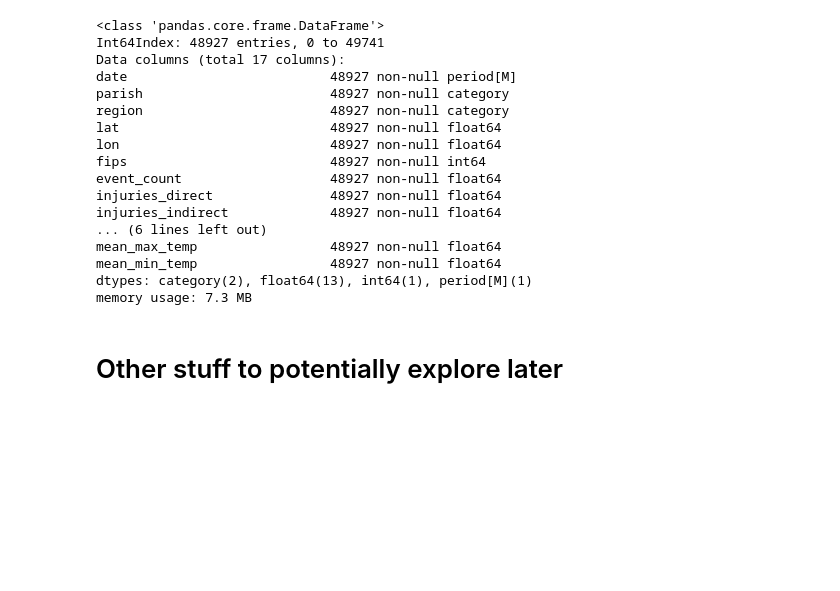
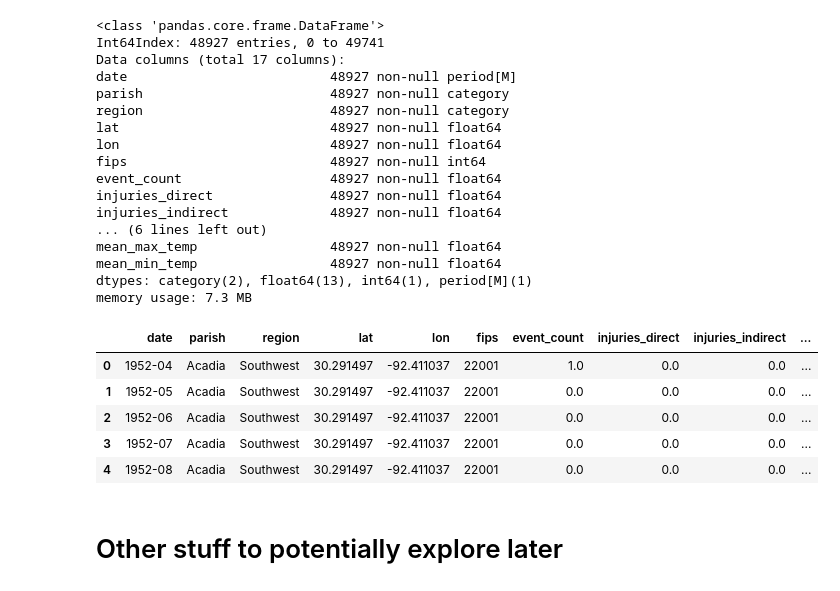
Before and after one commit to jennyrhee/flood-events, a Jupyter notebook: notebooks/data_wrangling.ipynb, the cells around one changed output. Saved outputs shown, nothing was run; the diff lists cells and outputs as text; code cells hidden in the pictures; blank space fills up the shorter version.

```diff
--- a/notebooks/data_wrangling.ipynb
+++ b/notebooks/data_wrangling.ipynb
@@ -1105,6 +1105,15 @@ mean_max_temp                 48927 non-null float64
 mean_min_temp                 48927 non-null float64
 dtypes: category(2), float64(13), int64(1), period[M](1)
 memory usage: 7.3 MB
+# %%
+final_df.head()
+# %% [output]
+|  | date | parish | region | lat | lon | fips | event_count | injuries_direct | injuries_indirect | ... |
+| 0 | 1952-04 | Acadia | Southwest | 30.291497 | -92.411037 | 22001 | 1.0 | 0.0 | 0.0 | ... |
+| 1 | 1952-05 | Acadia | Southwest | 30.291497 | -92.411037 | 22001 | 0.0 | 0.0 | 0.0 | ... |
+| 2 | 1952-06 | Acadia | Southwest | 30.291497 | -92.411037 | 22001 | 0.0 | 0.0 | 0.0 | ... |
+| 3 | 1952-07 | Acadia | Southwest | 30.291497 | -92.411037 | 22001 | 0.0 | 0.0 | 0.0 | ... |
+| 4 | 1952-08 | Acadia | Southwest | 30.291497 | -92.411037 | 22001 | 0.0 | 0.0 | 0.0 | ... |
 # %%
 final_df.to_csv('../data/cleaned/cleaned_data.csv', index=False)
 # %% [markdown]
```
